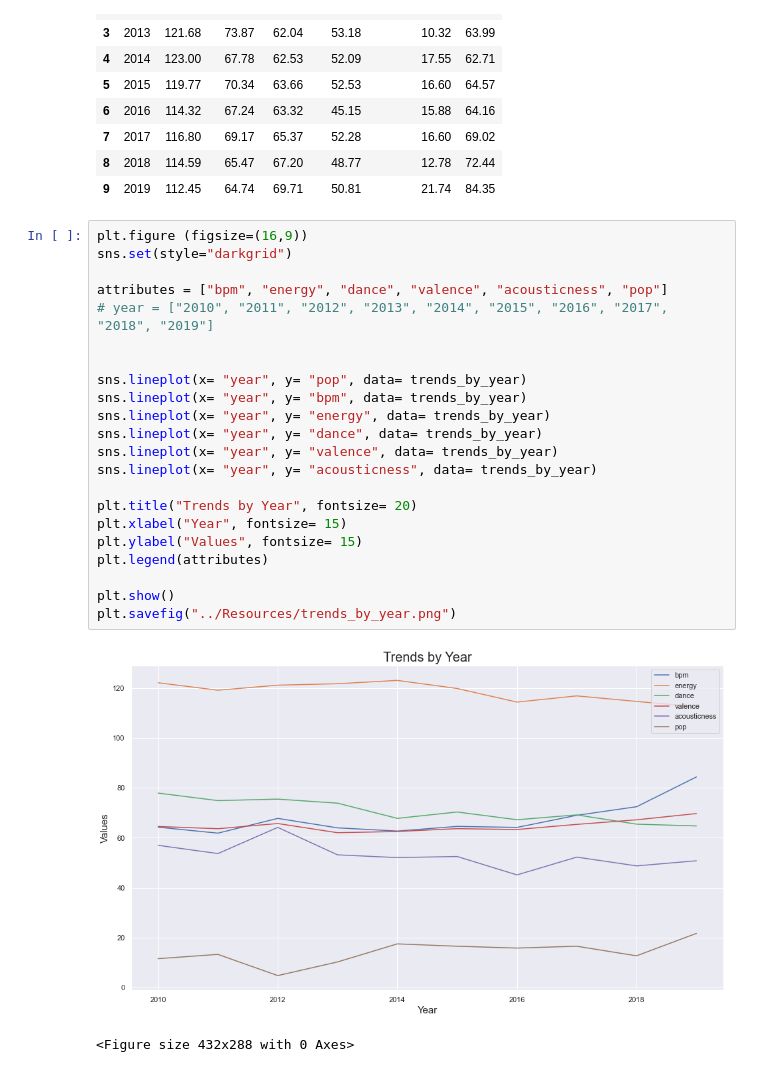
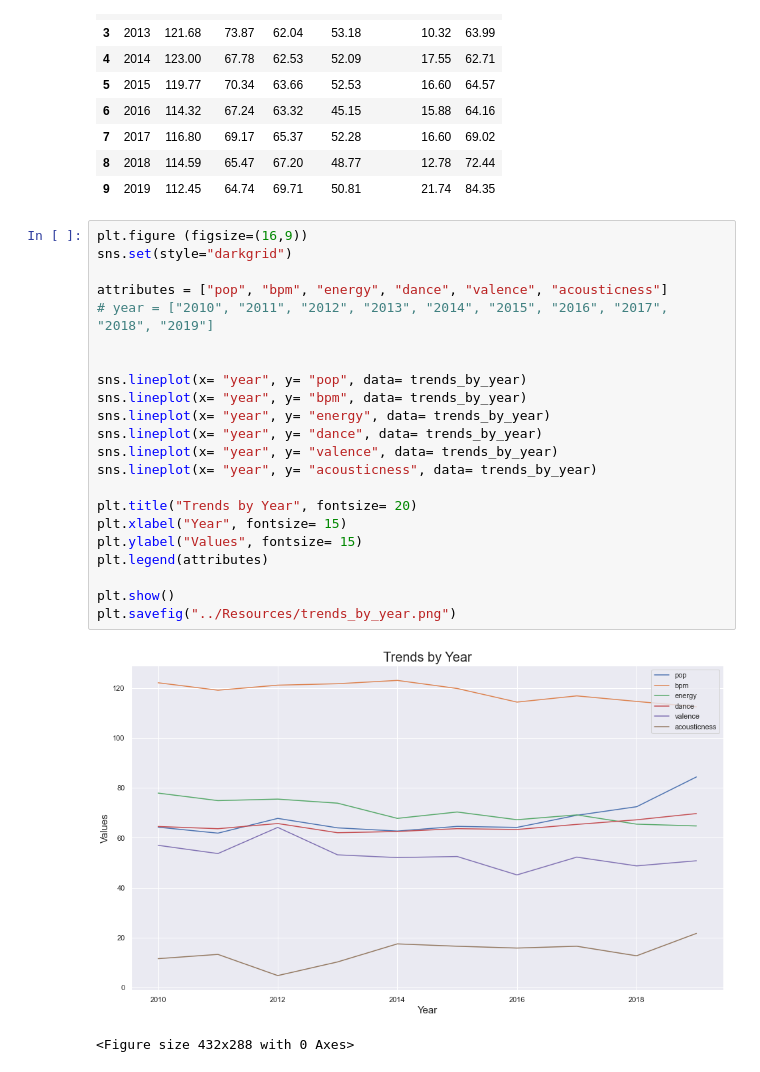
Before and after one commit to cveras33/project-1-group-6, a Jupyter notebook: Python Files/Song Trends Over The Decade.ipynb, the cells around one changed output. Cells and saved outputs as stored; diff of their text form.

Commit message:
updated multi line plot & png

```diff
--- a/Python Files/Song Trends Over The Decade.ipynb
+++ b/Python Files/Song Trends Over The Decade.ipynb
@@ -59,25 +59,25 @@ trends_by_year.round(decimals=2)
 # %%
 plt.figure (figsize=(16,9))
 sns.set(style="darkgrid")
 
-attributes = ["bpm", "energy", "dance", "valence", "acousticness", "pop"]
+attributes = ["pop", "bpm", "energy", "dance", "valence", "acousticness"]
 # year = ["2010", "2011", "2012", "2013", "2014", "2015", "2016", "2017", "2018", "2019"]
 
 
 sns.lineplot(x= "year", y= "pop", data= trends_by_year)
 sns.lineplot(x= "year", y= "bpm", data= trends_by_year)
 sns.lineplot(x= "year", y= "energy", data= trends_by_year)
 sns.lineplot(x= "year", y= "dance", data= trends_by_year)
 sns.lineplot(x= "year", y= "valence", data= trends_by_year)
 sns.lineplot(x= "year", y= "acousticness", data= trends_by_year)
 
 plt.title("Trends by Year", fontsize= 20)
 plt.xlabel("Year", fontsize= 15)
 plt.ylabel("Values", fontsize= 15)
 plt.legend(attributes)
 
 plt.show()
 plt.savefig("../Resources/trends_by_year.png")
 # %% [output]
-[figure, old version]
+[figure, new version]
 <Figure size 432x288 with 0 Axes>
```
Also changed, not shown: 1 other file.
